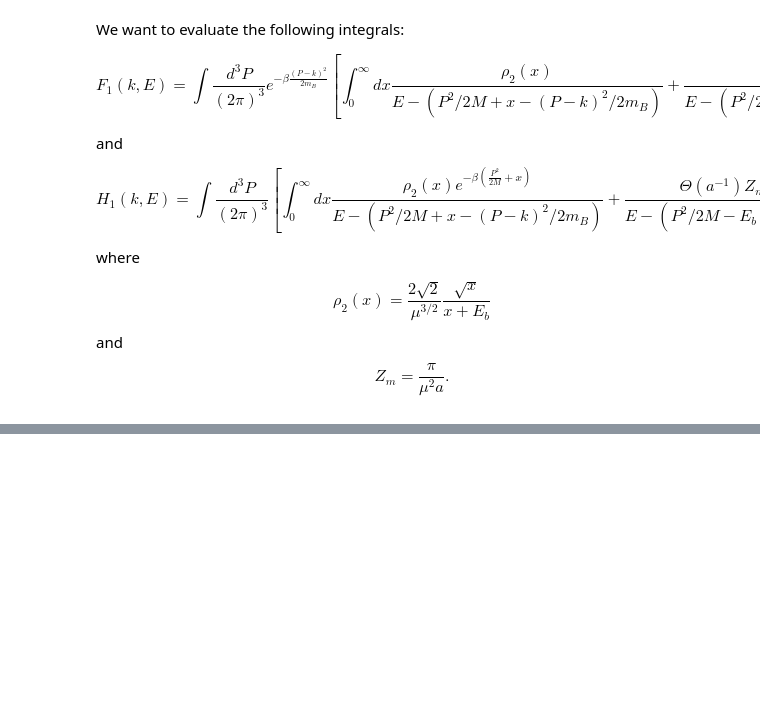
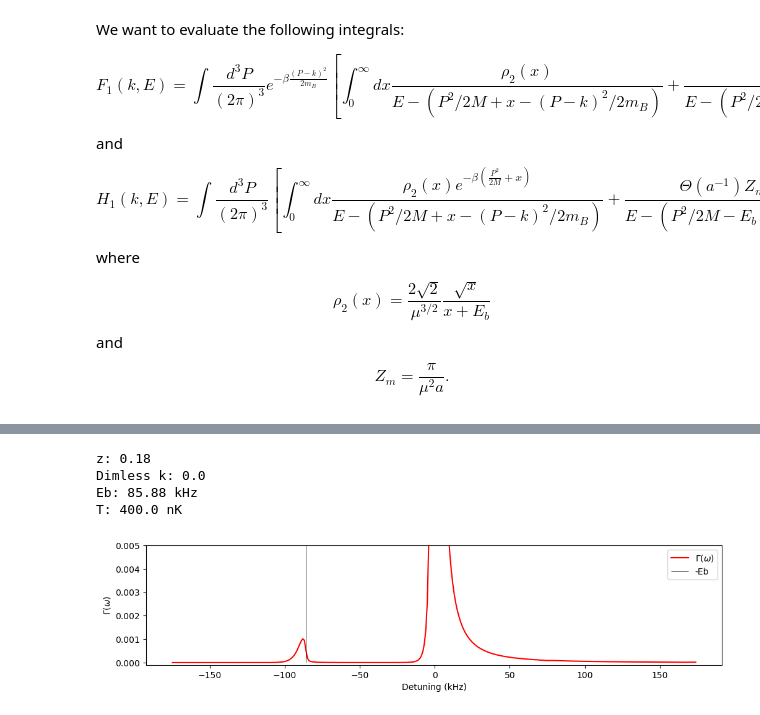
Before and after one commit to huanium/huanium, a Jupyter notebook: MIT_PhD/Fermi1/free-to-free-lineshape/NaK_rf_response.ipynb, the cells around one changed output, grey strips where cells are left out. Saved outputs shown, nothing was run; the diff lists cells and outputs as text; code cells hidden in the pictures; blank space fills up the shorter version.

Commit message:
spectral functions

```diff
--- a/MIT_PhD/Fermi1/free-to-free-lineshape/NaK_rf_response.ipynb
+++ b/MIT_PhD/Fermi1/free-to-free-lineshape/NaK_rf_response.ipynb
@@ -537,0 +580,34 @@ plt.plot(En, real_F)
+# %%
+# construct spectral functions
+z = z_from_n_and_T_boson(nB=0.88, T=T)
+A_f = []*len(T)
+A_i = []*len(T)
+A_convolved = []*len(T)
+for i in range(len(T)):
+    A_f.append(spectral_function(En, A_final_T[i][0], A_final_T[i][1], 0, z[i]))
+    A_i.append(spectral_function(En, A_initial_T[i][0], A_initial_T[i][1], 0, z[i]))
+A_f = np.array(A_f)
+A_i = np.array(A_i)
+for j in range(len(T)):
+    A_convolved.append(np.convolve(A_f[j], A_i[j], mode = 'same'))
+A_convolved = np.array(A_convolved)
+# %%
+fig, ax = plt.subplots(figsize = (12,2.5))
+i = 3
+plt.plot(En*1e-3, A_convolved[i] / np.linalg.norm(A_convolved[i]), color = 'red', label=r'$\Gamma(\omega)$')
+print(f'z: {z[i]:.2f}')
+print(f'Dimless k: {0.0}')
+print(f'Eb: {Eb_final*1e-3:.2f} kHz')
+print(f'T: {T[i]*1e9:.1f} nK')
+plt.vlines(x = -Eb_final*1e-3, ymin = 0, ymax = 1, color = 'black', label = '-Eb', linewidth = 0.5)
+plt.ylim([-0.0001,0.005])
+plt.ylabel(r'$\Gamma$($\omega$)')
+plt.xlabel('Detuning (kHz)')
+plt.legend()
+plt.show()
+# %% [output]
+z: 0.18
+Dimless k: 0.0
+Eb: 85.88 kHz
+T: 400.0 nK
+[figure, added]
```
Also changed, not shown: parts of 12 cells of this notebook, 7 other files.
